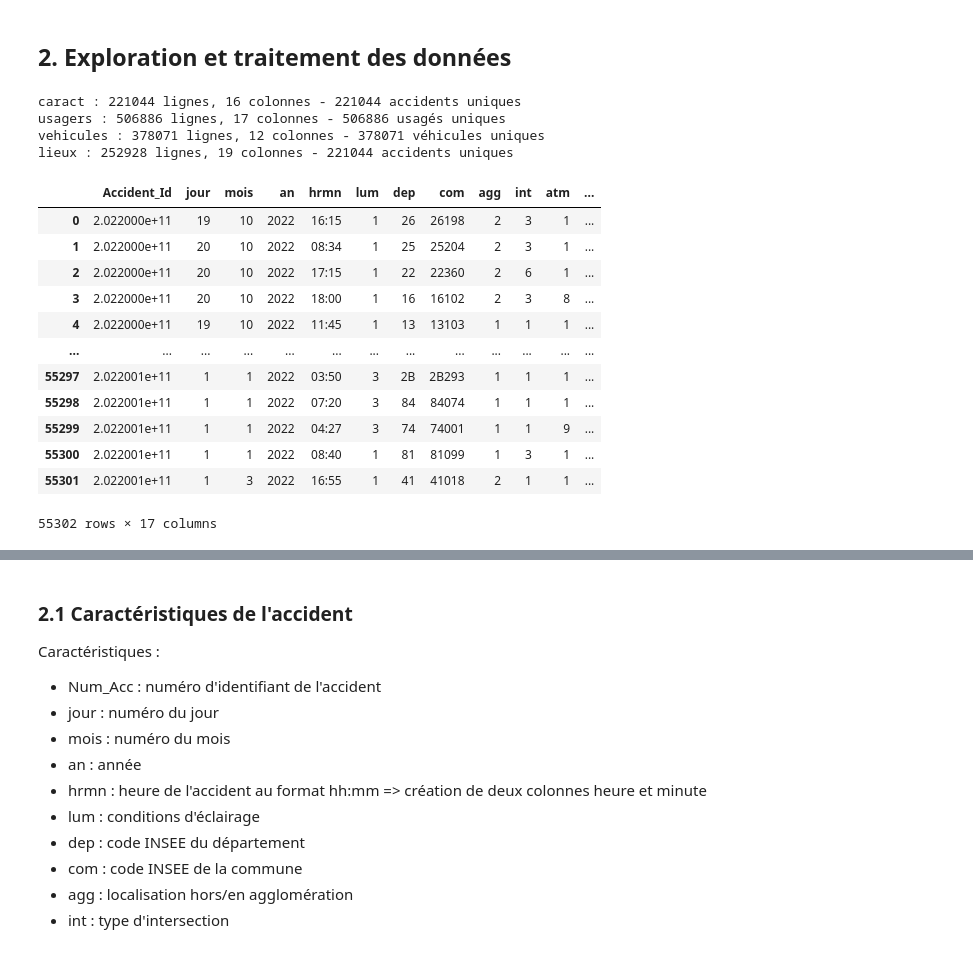
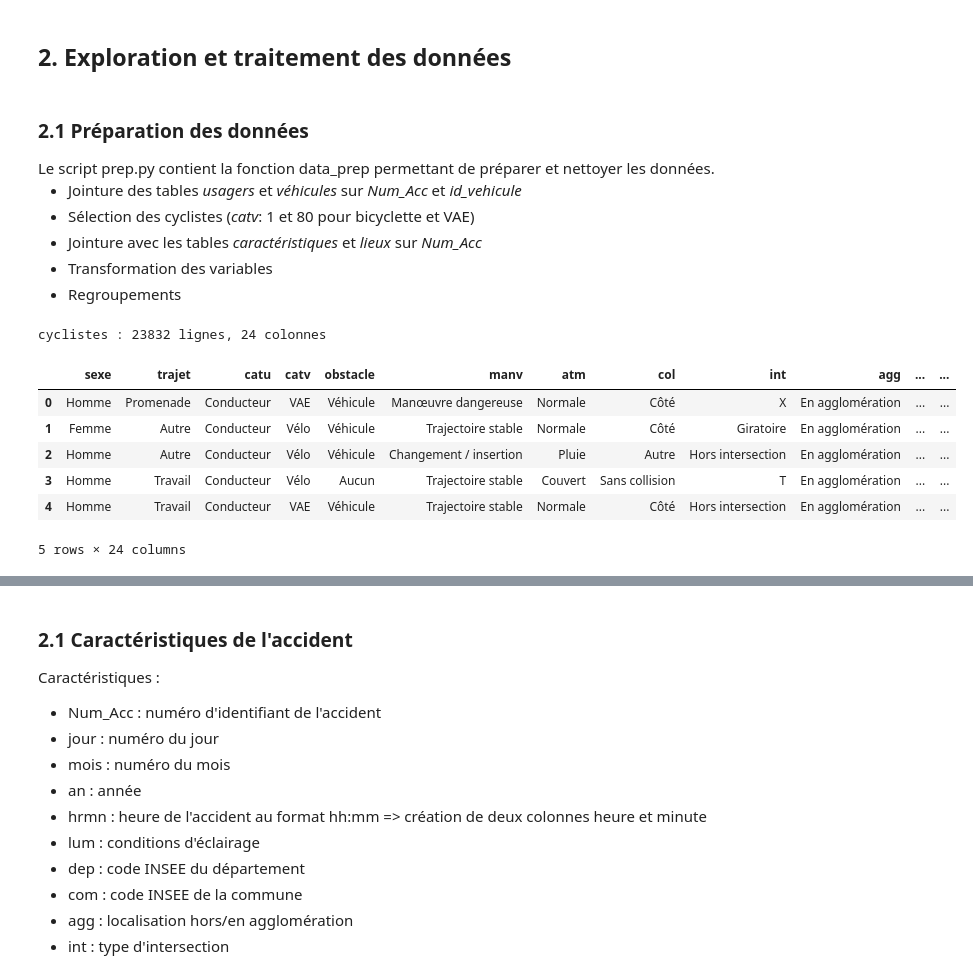
Before and after one commit to 007337-lil/ML4DS, a Jupyter notebook: projet_ml_for_ds.ipynb, the cells around one changed output, grey strips where cells are left out. Drawn from its saved outputs; the diff is of its cells as text; code cells hidden in the pictures.

```diff
--- a/projet_ml_for_ds.ipynb
+++ b/projet_ml_for_ds.ipynb
@@ -97,4 +102,16 @@ Notre premier choix de problématique portait sur l’identification des zones
 # %% [markdown]
 <a id="explo"></a>
 ## 2. Exploration et traitement des données
+# %% [markdown]
+<a id="16"></a>
+### 2.1 Préparation des données
+<div style="text-align: justify;">
+Le script prep.py contient la fonction data_prep permettant de préparer et nettoyer les données.
+</div>
+
+- Jointure des tables *usagers* et *véhicules* sur *Num_Acc* et *id_vehicule*
+- Sélection des cyclistes (*catv*: 1 et 80 pour bicyclette et VAE)
+- Jointure avec les tables *caractéristiques* et *lieux* sur *Num_Acc*
+- Transformation des variables
+- Regroupements
 # %%
@@ -104,26 +120,12 @@ caract, lieux, usagers, vehicules = extract_data("DATA")
-# %%
-print(f'caract : {caract.shape[0]} lignes, {caract.shape[1]} colonnes - {caract['Num_Acc'].nunique()} accidents uniques')
-print(f'usagers : {usagers.shape[0]} lignes, {usagers.shape[1]} colonnes - {usagers['id_usager'].nunique()} usagés uniques')
-print(f'vehicules : {vehicules.shape[0]} lignes, {vehicules.shape[1]} colonnes - {vehicules['id_vehicule'].nunique()} véhicules uniques')
-print(f'lieux : {lieux.shape[0]} lignes, {lieux.shape[1]} colonnes - {lieux['Num_Acc'].nunique()} accidents uniques')
-# %% [output]
-caract : 221044 lignes, 16 colonnes - 221044 accidents uniques
-usagers : 506886 lignes, 17 colonnes - 506886 usagés uniques
-vehicules : 378071 lignes, 12 colonnes - 378071 véhicules uniques
-lieux : 252928 lignes, 19 colonnes - 221044 accidents uniques
-# %%
-caract.loc[caract['Num_Acc'].isnull()]
-# %% [output]
-|  | Accident_Id | jour | mois | an | hrmn | lum | dep | com | agg | int | atm | ... |
-| 0 | 2.022000e+11 | 19 | 10 | 2022 | 16:15 | 1 | 26 | 26198 | 2 | 3 | 1 | ... |
-| 1 | 2.022000e+11 | 20 | 10 | 2022 | 08:34 | 1 | 25 | 25204 | 2 | 3 | 1 | ... |
-| 2 | 2.022000e+11 | 20 | 10 | 2022 | 17:15 | 1 | 22 | 22360 | 2 | 6 | 1 | ... |
-| 3 | 2.022000e+11 | 20 | 10 | 2022 | 18:00 | 1 | 16 | 16102 | 2 | 3 | 8 | ... |
-| 4 | 2.022000e+11 | 19 | 10 | 2022 | 11:45 | 1 | 13 | 13103 | 1 | 1 | 1 | ... |
-| ... | ... | ... | ... | ... | ... | ... | ... | ... | ... | ... | ... | ... |
-| 55297 | 2.022001e+11 | 1 | 1 | 2022 | 03:50 | 3 | 2B | 2B293 | 1 | 1 | 1 | ... |
-| 55298 | 2.022001e+11 | 1 | 1 | 2022 | 07:20 | 3 | 84 | 84074 | 1 | 1 | 1 | ... |
-| 55299 | 2.022001e+11 | 1 | 1 | 2022 | 04:27 | 3 | 74 | 74001 | 1 | 1 | 9 | ... |
-| 55300 | 2.022001e+11 | 1 | 1 | 2022 | 08:40 | 1 | 81 | 81099 | 1 | 3 | 1 | ... |
-| 55301 | 2.022001e+11 | 1 | 3 | 2022 | 16:55 | 1 | 41 | 41018 | 2 | 1 | 1 | ... |
-55302 rows × 17 columns
+# %%
+print(f'cyclistes : {cyclistes.shape[0]} lignes, {cyclistes.shape[1]} colonnes')
+cyclistes.head()
+# %% [output]
+cyclistes : 23832 lignes, 24 colonnes
+|  | sexe | trajet | catu | catv | obstacle | manv | atm | col | int | agg | ... | ... |
+| 0 | Homme | Promenade | Conducteur | VAE | Véhicule | Manœuvre dangereuse | Normale | Côté | X | En agglomération | ... | ... |
+| 1 | Femme | Autre | Conducteur | Vélo | Véhicule | Trajectoire stable | Normale | Côté | Giratoire | En agglomération | ... | ... |
+| 2 | Homme | Autre | Conducteur | Vélo | Véhicule | Changement / insertion | Pluie | Autre | Hors intersection | En agglomération | ... | ... |
+| 3 | Homme | Travail | Conducteur | Vélo | Aucun | Trajectoire stable | Couvert | Sans collision | T | En agglomération | ... | ... |
+| 4 | Homme | Travail | Conducteur | VAE | Véhicule | Trajectoire stable | Normale | Côté | Hors intersection | En agglomération | ... | ... |
+5 rows × 24 columns
```
Also changed, not shown: parts of 7 cells of this notebook, 3 other files.
